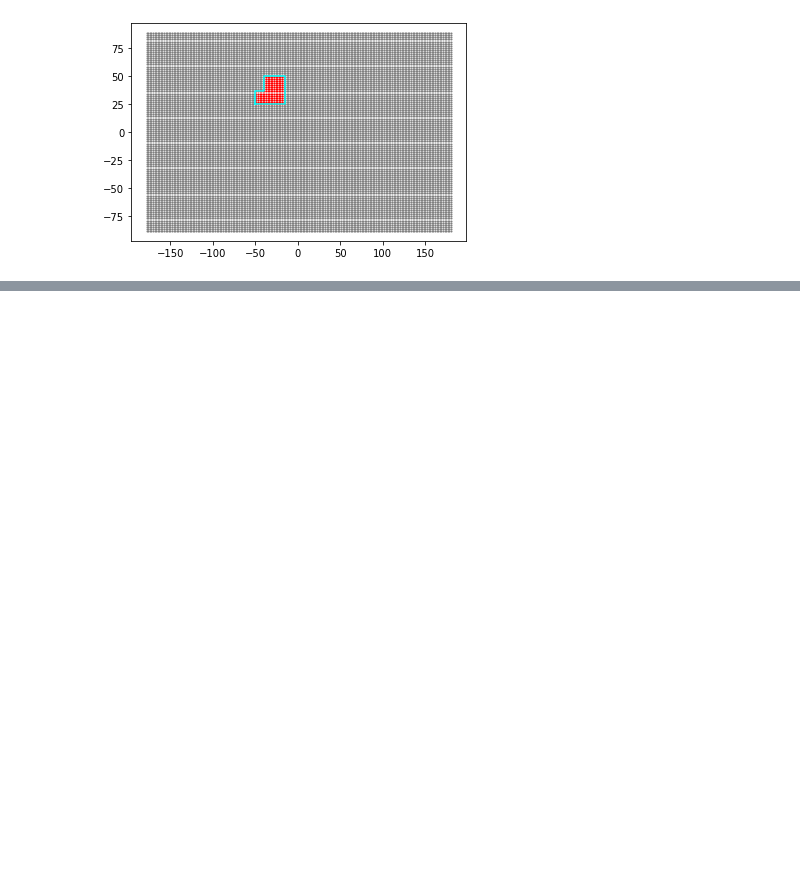
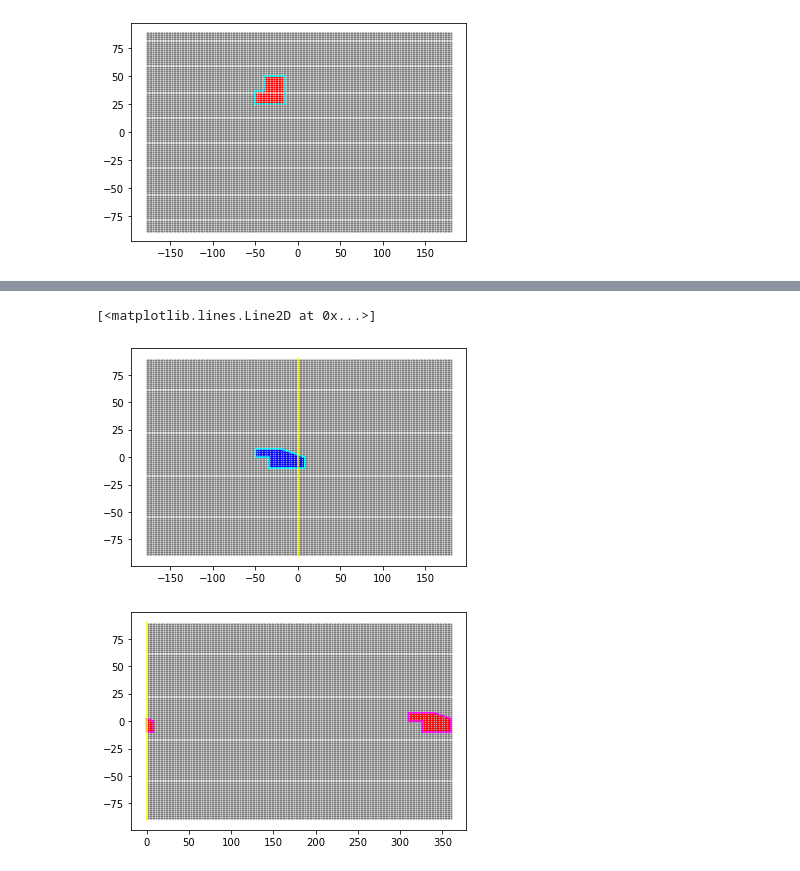
Before and after one commit to MarcoLandtHayen/climate_index_collection, a Jupyter notebook: notebooks/2022-08-25_shapely_masking_PoC.ipynb, the cells around one changed output, grey strips where cells are left out. Cells and saved outputs as stored; diff of their text form; code cells hidden in the pictures; blank space fills up the shorter version.

```diff
--- a/notebooks/2022-08-25_shapely_masking_PoC.ipynb
+++ b/notebooks/2022-08-25_shapely_masking_PoC.ipynb
@@ -71,0 +129,19 @@ plt.plot(*NASS_box_lon_lat.exterior.xy, "cyan")
+# %%
+lon_2d_360, lat_2d_360 = xr.broadcast(ds_FOCI.coords["lon"], ds_FOCI.coords["lat"])
+
+splitted_EAO_polgon = split(EAO_polygon, prime_meridian)
+EAO_west = translate(splitted_EAO_polgon.geoms[0], xoff=360)
+EAO_east = splitted_EAO_polgon.geoms[1]
+
+mask_EAO_split = xr.DataArray(
+    np.reshape(
+        [
+            EAO_west.contains(Point(_lon, _lat)) |
+            EAO_east.contains(Point(_lon, _lat))
+            for _lon, _lat in zip(np.ravel(lon_2d_360), np.ravel(lat_2d_360))
+        ],
+        lon_2d_360.shape,
+    ),
+    dims=lon_2d_360.dims,
+    coords=lon_2d_360.coords,
+)
@@ -71,0 +152,16 @@ plt.plot(*NASS_box_lon_lat.exterior.xy, "cyan")
+# %%
+
+plt.scatter(lon_2d, lat_2d, s=1, c="gray")
+plt.scatter(lon_2d.where(mask_EAO), lat_2d.where(mask_EAO), s=1, c="b")
+plt.plot(*EAO_polygon.exterior.xy, "cyan")
+plt.plot(*prime_meridian.xy, "yellow")
+plt.figure()
+plt.scatter(lon_2d + 180, lat_2d, s=1, c="gray")
+plt.plot(*EAO_west.exterior.xy, "magenta")
+plt.plot(*EAO_east.exterior.xy, "magenta")
+plt.scatter(lon_2d_360.where(mask_EAO_split), lat_2d_360.where(mask_EAO_split), s=1, c="r")
+plt.plot(*prime_meridian.xy, "yellow")
+# %% [output]
+[<matplotlib.lines.Line2D at 0x...>]
+[figure, added]
+[figure, added]
```
Also changed, not shown: parts of 19 cells of this notebook.
